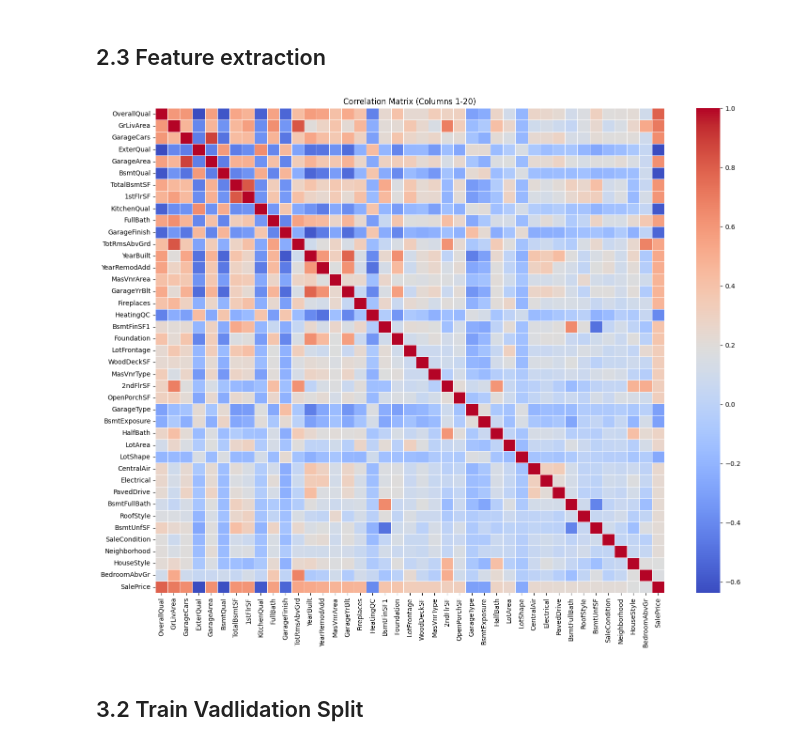
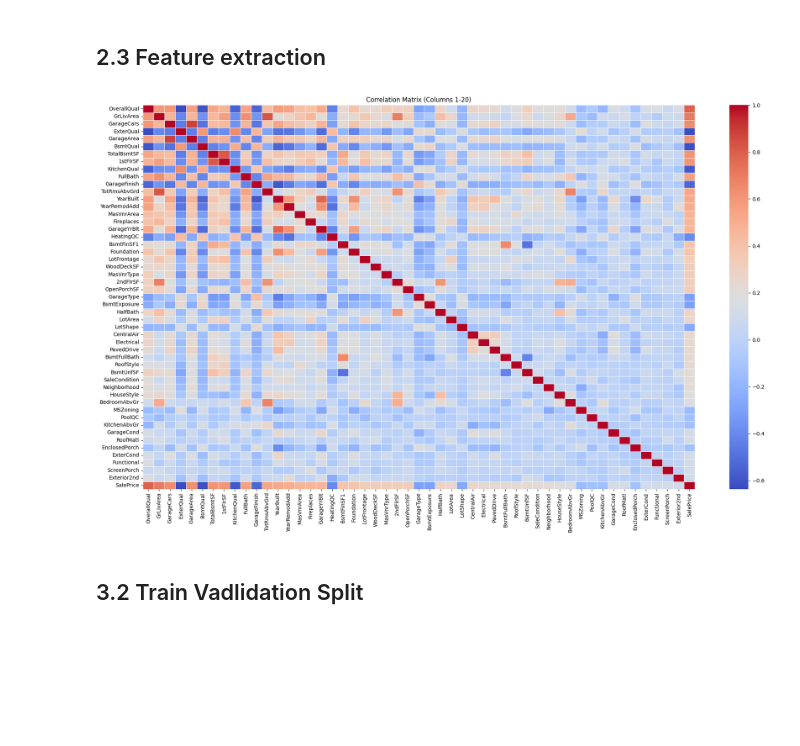
Before and after one commit to tudi72/2023_HOUSE_PRICE_REGRESSION, a Jupyter notebook: house_regression.ipynb, the cells around one changed output. Drawn from its saved outputs; the diff is of its cells as text; code cells hidden in the pictures; blank space fills up the shorter version.

```diff
--- a/house_regression.ipynb
+++ b/house_regression.ipynb
@@ -31,8 +31,8 @@ features = numeric_features + categorical_features
 preprocessor = ColumnTransformer(
     transformers=[
         ('numeric', Pipeline([
-            ('imputer', SimpleImputer(strategy='mean')),
-            ('scaler', MinMaxScaler())
+            ('imputer', SimpleImputer(strategy='median')),
+            ('scaler', StandardScaler())
         ]), numeric_features),
         ('categorical', Pipeline([
             ('imputer', SimpleImputer(strategy='most_frequent')),
@@ -111,19 +111,19 @@ correlation_matrix = train_hihi.corr()
 last_column_correlations = correlation_matrix.iloc[:-1, -1]
 most_correlated_features = last_column_correlations.abs().sort_values(ascending=False).index
 # %%
-correlation_names = np.concatenate((most_correlated_features[:40],['SalePrice']))
-plt.figure(figsize=(15, 12))
+correlation_names = np.concatenate((most_correlated_features[:50],['SalePrice']))
+plt.figure(figsize=(20, 12))
 
 sns.heatmap(
     correlation_matrix.loc[correlation_names, correlation_names],
     annot=False, cmap='coolwarm', fmt='.2f', linewidths=0.5,
     xticklabels=correlation_names, yticklabels=correlation_names,
 )
 plt.title('Correlation Matrix (Columns 1-20)')
 plt.tight_layout()
 plt.show()
 # %% [output]
-[figure, old version]
+[figure, new version]
 # %%
 class TudisFeatureExtractor(BaseEstimator, TransformerMixin):
     def __init__(self, features= None, features_no=1):
```
Also changed, not shown: parts of 8 cells of this notebook, 5 other files.
